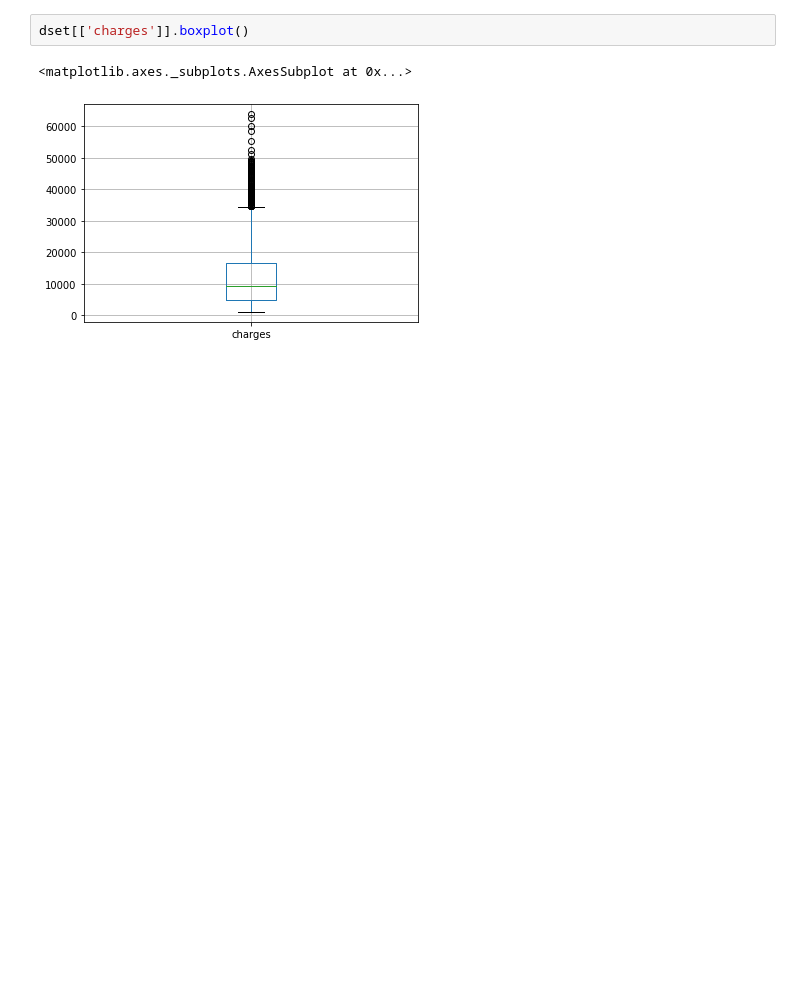
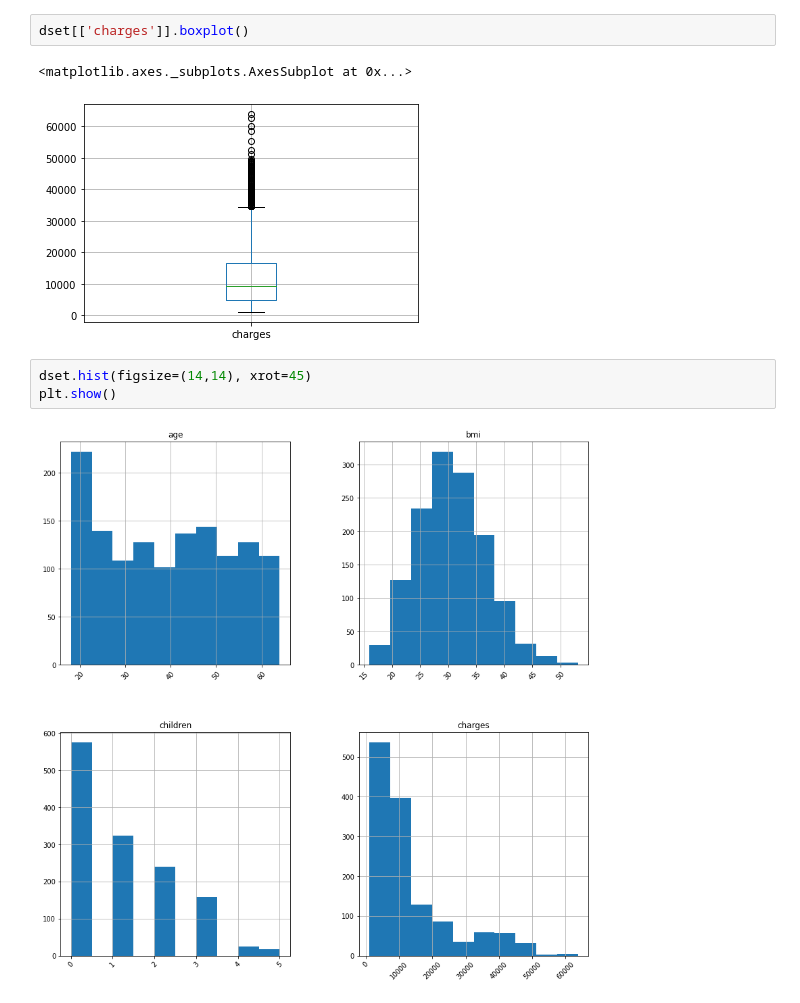
Before and after one commit to 2147118Joshua/Machine_Learning, a Jupyter notebook: ML.ipynb, the cells around one changed output. Cells and saved outputs as stored; diff of their text form; blank space fills up the shorter version.

```diff
--- a/ML.ipynb
+++ b/ML.ipynb
@@ -131,3 +124,8 @@ dset[['charges']].boxplot()
 # %% [output]
 <matplotlib.axes._subplots.AxesSubplot at 0x...>
 [figure]
+# %%
+dset.hist(figsize=(14,14), xrot=45)
+plt.show()
+# %% [output]
+[figure, added]
```
Also changed, not shown: parts of 2 cells of this notebook.
